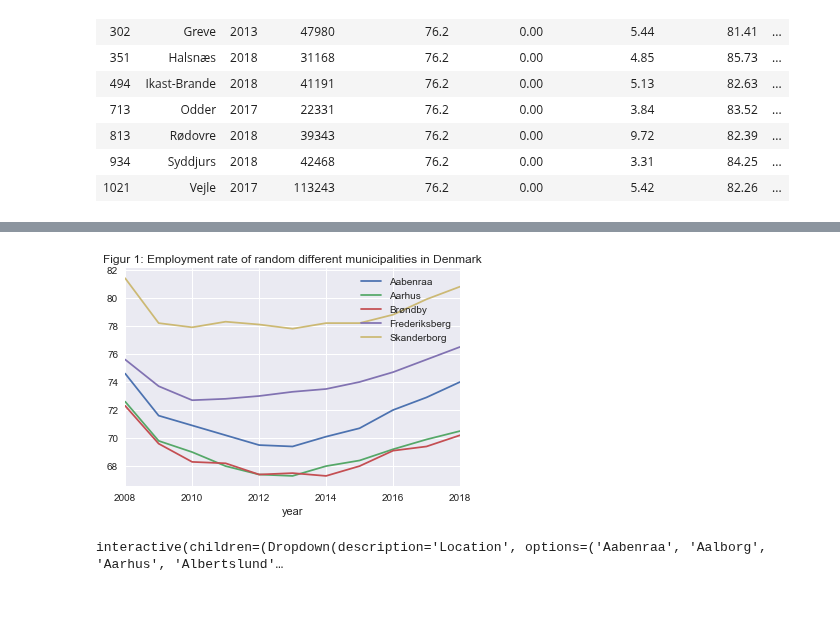
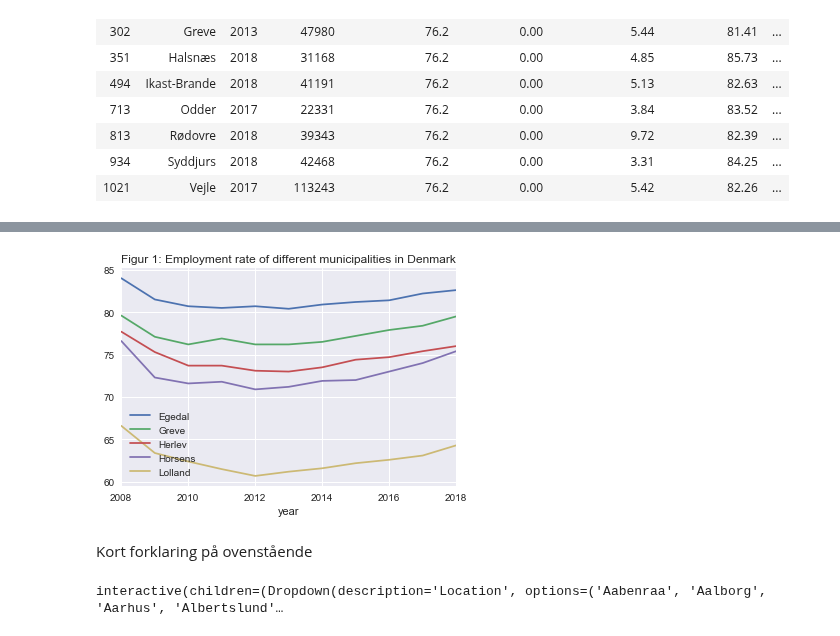
Before and after one commit to Rapyki/projects-2020-slangerne, a Jupyter notebook: dataproject/dataprojecthen.ipynb, the cells around one changed output, grey strips where cells are left out. Saved outputs shown, nothing was run; the diff lists cells and outputs as text; code cells hidden in the pictures; blank space fills up the shorter version.

```diff
--- a/dataproject/dataprojecthen.ipynb
+++ b/dataproject/dataprojecthen.ipynb
@@ -409,15 +412,17 @@ We see from the above tables, that there are more than one municipality that hav
 # %%
 #Here we constructs different graphs to see the immediate relations and development of the variables
 
-Employment_Aabenraa_mv = Table2[Table2['municipality'].isin(['Aabenraa', 'Aarhus', 'København', 'Brøndby', 'Skanderborg', 'Frederiksberg'])]
+Employment_municipalities_mv = Table2[Table2['municipality'].isin(['Egedal', 'Lolland', 'Herlev', 'Horsens', 'Greve'])]
 
 def plot(fig):
     fig_employ_muni = fig.set_index('year')
-    fig_employ_muni.groupby(['municipality'])['employment rate'].plot(legend=True, grid=True, title='Figur 1: Employment rate of random different municipalities in Denmark');
+    fig_employ_muni.groupby(['municipality'])['employment rate'].plot(legend=True, grid=True, title='Figur 1: Employment rate of different municipalities in Denmark');
 
-plot(Employment_Aabenraa_mv)
+plot(Employment_municipalities_mv)
 # %% [output]
-[figure, old version]
+[figure, new version]
+# %% [markdown]
+Kort forklaring på ovenstående
 # %%
 #interaktivt plot hvor man kan vælge kommuner ud for at se på dem, i stedet for vi bare har valgt nogen random
 def plot_pop(table, muni):
```
Also changed, not shown: parts of 3 cells of this notebook.
